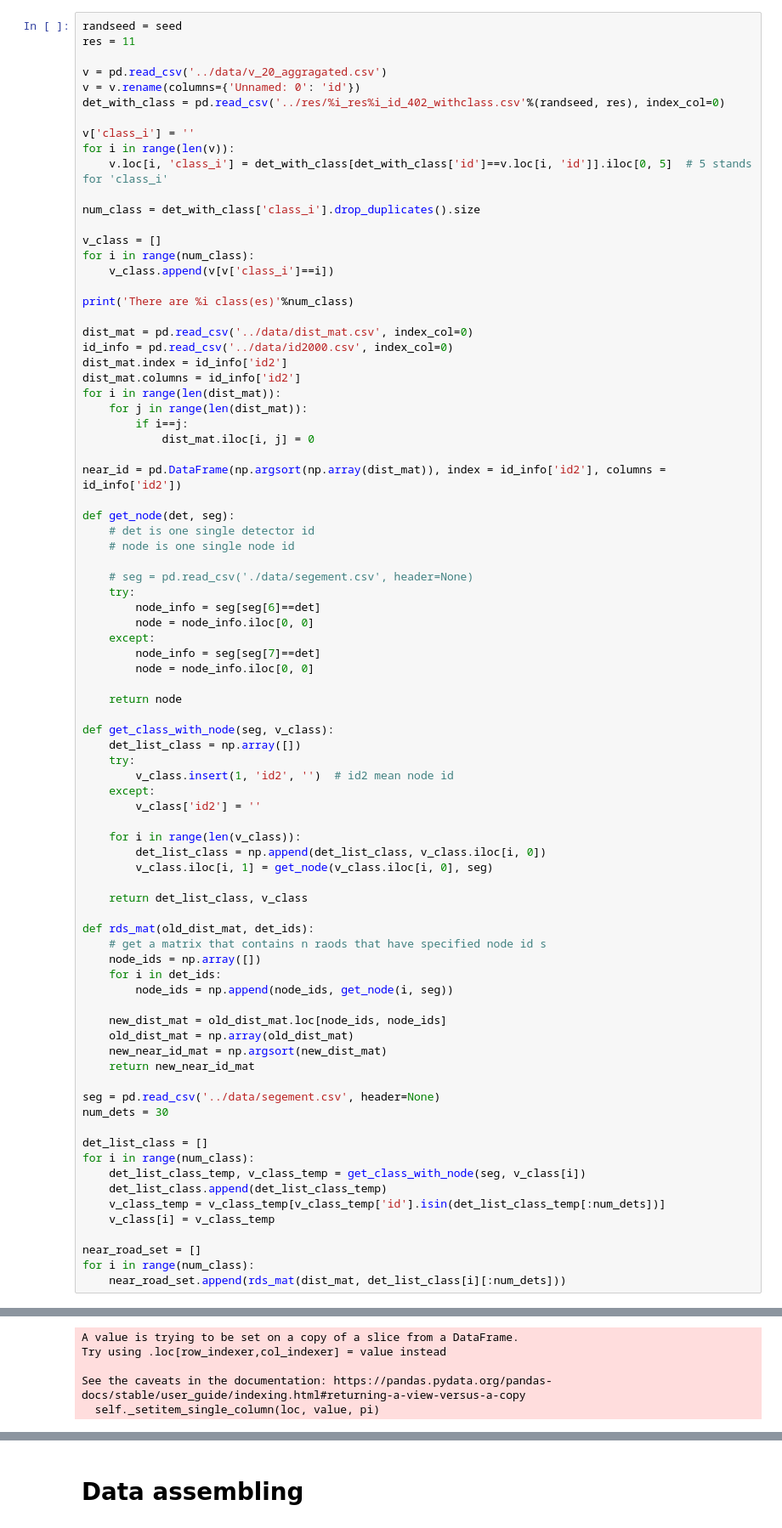
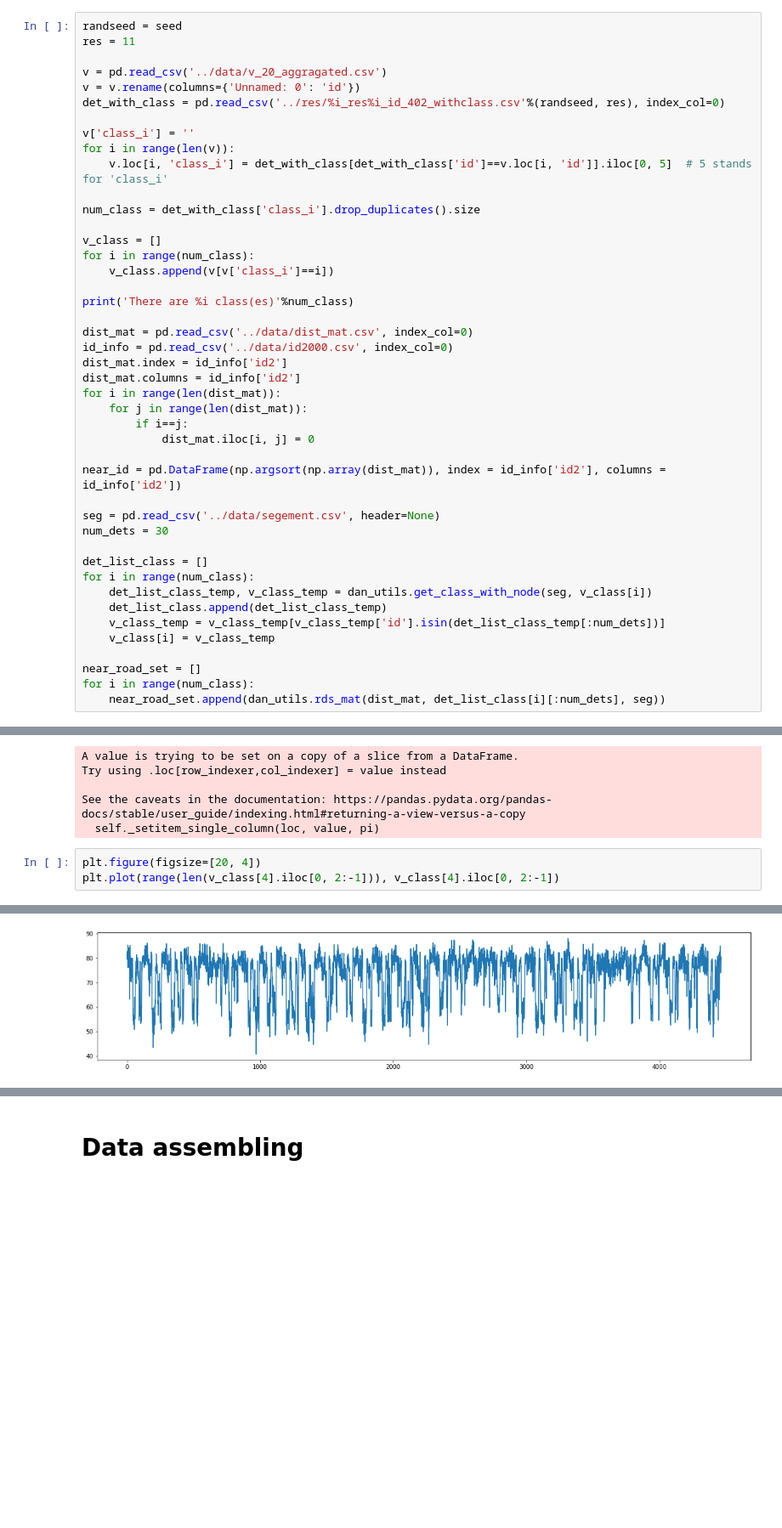
Before and after one commit to HaTT2018/NET_louvain_DAN, a Jupyter notebook: learning_DAN/base_FC.ipynb, the cells around one changed output, grey strips where cells are left out. Shown at 85% size. Drawn from its saved outputs; the diff is of its cells as text; blank space fills up the shorter version.

```diff
--- a/learning_DAN/base_FC.ipynb
+++ b/learning_DAN/base_FC.ipynb
@@ -80,57 +54,19 @@ for i in range(len(dist_mat)):
 
 near_id = pd.DataFrame(np.argsort(np.array(dist_mat)), index = id_info['id2'], columns = id_info['id2'])
 
-def get_node(det, seg):
-    # det is one single detector id
-    # node is one single node id
-
-    # seg = pd.read_csv('./data/segement.csv', header=None)
-    try:
-        node_info = seg[seg[6]==det]
-        node = node_info.iloc[0, 0]
-    except:
-        node_info = seg[seg[7]==det]
-        node = node_info.iloc[0, 0]
-
-    return node
-
-def get_class_with_node(seg, v_class):
-    det_list_class = np.array([])
-    try:
-        v_class.insert(1, 'id2', '')  # id2 mean node id
-    except:
-        v_class['id2'] = ''
-
-    for i in range(len(v_class)):
-        det_list_class = np.append(det_list_class, v_class.iloc[i, 0])
-        v_class.iloc[i, 1] = get_node(v_class.iloc[i, 0], seg)
-
-    return det_list_class, v_class
-
-def rds_mat(old_dist_mat, det_ids):
-    # get a matrix that contains n raods that have specified node id s
-    node_ids = np.array([])
-    for i in det_ids:
-        node_ids = np.append(node_ids, get_node(i, seg))
-
-    new_dist_mat = old_dist_mat.loc[node_ids, node_ids]
-    old_dist_mat = np.array(old_dist_mat)
-    new_near_id_mat = np.argsort(new_dist_mat)
-    return new_near_id_mat
-
 seg = pd.read_csv('../data/segement.csv', header=None)
 num_dets = 30
 
 det_list_class = []
 for i in range(num_class):
-    det_list_class_temp, v_class_temp = get_class_with_node(seg, v_class[i])
+    det_list_class_temp, v_class_temp = dan_utils.get_class_with_node(seg, v_class[i])
     det_list_class.append(det_list_class_temp)
     v_class_temp = v_class_temp[v_class_temp['id'].isin(det_list_class_temp[:num_dets])]
     v_class[i] = v_class_temp
 
 near_road_set = []
 for i in range(num_class):
-    near_road_set.append(rds_mat(dist_mat, det_list_class[i][:num_dets]))
+    near_road_set.append(dan_utils.rds_mat(dist_mat, det_list_class[i][:num_dets], seg))
 # %% [output]
 There are 5 class(es)
 A value is trying to be set on a copy of a slice from a DataFrame.
@@ -138,3 +74,7 @@ Try using .loc[row_indexer,col_indexer] = value instead
 
 See the caveats in the documentation: https://pandas.pydata.org/pandas-docs/stable/user_guide/indexing.html#returning-a-view-versus-a-copy
   self._setitem_single_column(loc, value, pi)
+# %%
+plt.figure(figsize=[20, 4])
+plt.plot(range(len(v_class[4].iloc[0, 2:-1])), v_class[4].iloc[0, 2:-1])
+# %% [output]
@@ -141 +82,2 @@ See the caveats in the documentation: https://pandas.pydata.org/pandas-docs/stab
+[figure, added]
 # %%
```
Also changed, not shown: parts of 24 cells of this notebook, 21 other files.
